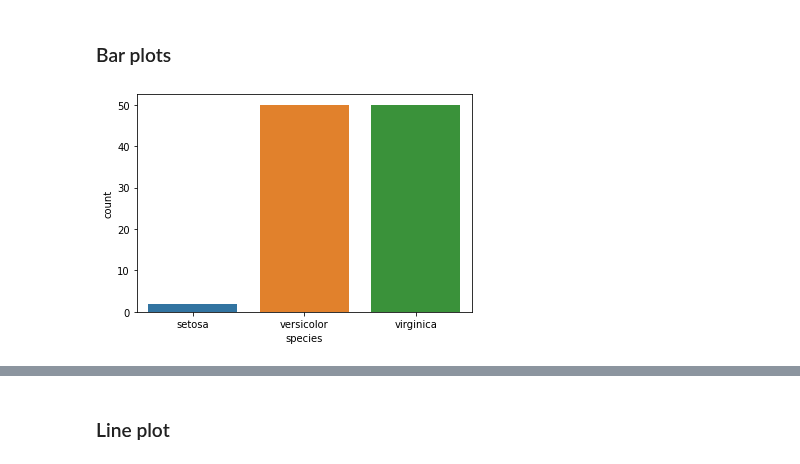
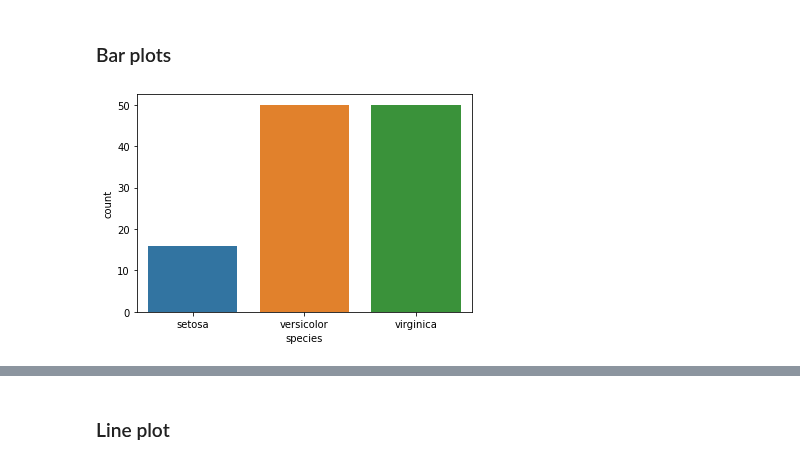
Before and after one commit to 3springs/deep_ml_curriculum, a Jupyter notebook: notebooks/b03_Data_Visualisation/DataVisualisation.ipynb, the cells around one changed output, grey strips where cells are left out. Cells and saved outputs as stored; diff of their text form; code cells hidden in the pictures.

```diff
--- a/notebooks/b03_Data_Visualisation/DataVisualisation.ipynb
+++ b/notebooks/b03_Data_Visualisation/DataVisualisation.ipynb
@@ -199,3 +142,9 @@ iris_parts
+# %%
+# We might want to select only the numeric columns
+iris_numeric = iris._get_numeric_data()
+
+# and an unbalanced one
+iris_unbalanced = iris[iris.petal_width>0.25]
 # %% [markdown]
 ## 4. Scatterplots <a name="scatter"></a>
 # %% [markdown]
@@ -677,12 +624,11 @@ plt.show()
 # %% [markdown]
 ### Bar plots
 # %%
-data = iris_with_params("petal_width", "ge", 0.5)["species"].value_counts()
 
-sns.countplot(x="species", data=iris_with_params("petal_width", "ge", 0.5))
+sns.countplot(x="species", data=iris_unbalanced)
 plt.show()
 # %% [output]
-[figure, old version]
+[figure, new version]
 # %%
 # Change the palette
 sns.countplot(
```
Also changed, not shown: parts of 77 cells of this notebook.
